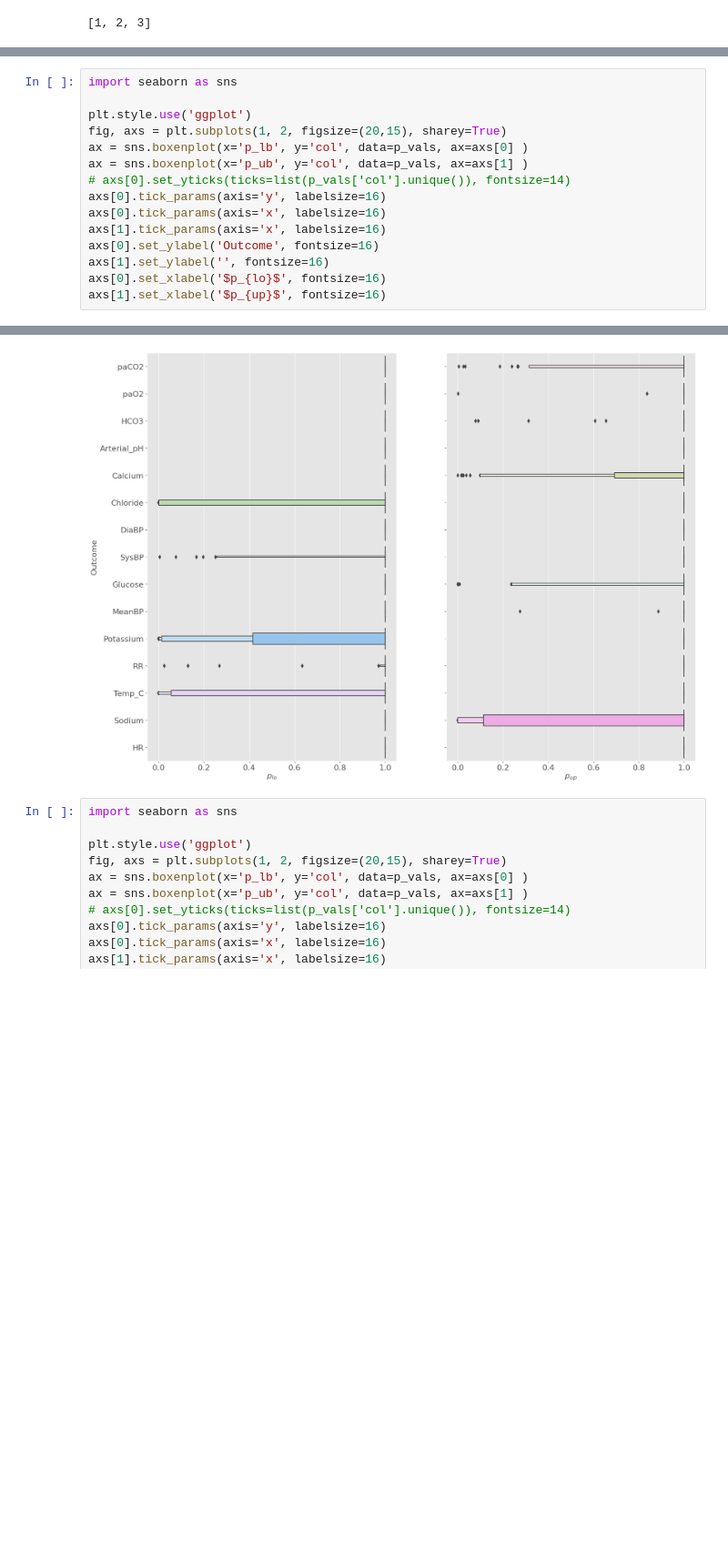
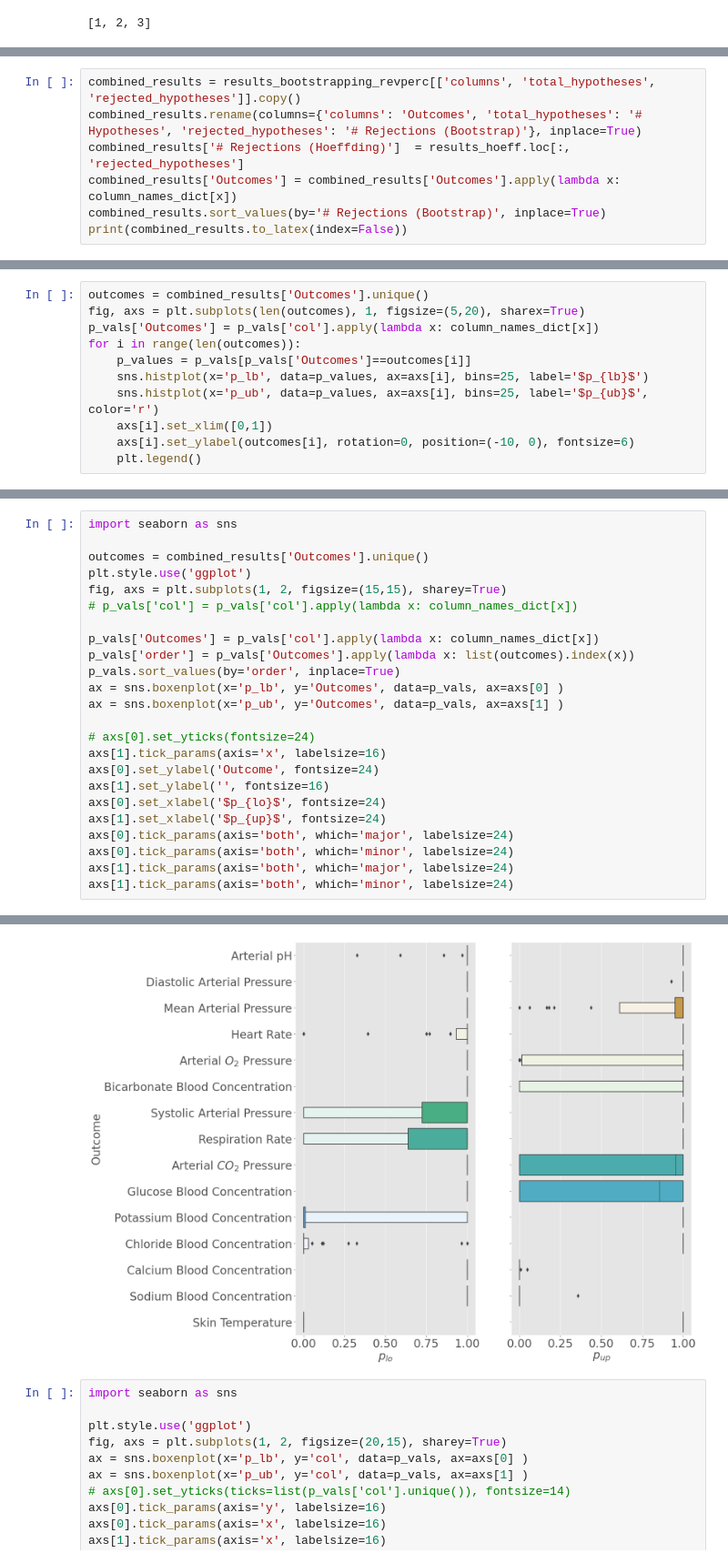
Before and after one commit to faaizT/CausalTwinAssessment, a Jupyter notebook: Hypothesis testing using Hoeffding.ipynb, the cells around one changed output, grey strips where cells are left out. Shown: that part at 91% size. Saved outputs shown, nothing was run; the diff lists cells and outputs as text; blank space fills up the shorter version.

```diff
--- a/Hypothesis testing using Hoeffding.ipynb
+++ b/Hypothesis testing using Hoeffding.ipynb
@@ -284,0 +336,7 @@ results_bootstrapping
+# %%
+combined_results = results_bootstrapping_revperc[['columns', 'total_hypotheses', 'rejected_hypotheses']].copy()
+combined_results.rename(columns={'columns': 'Outcomes', 'total_hypotheses': '# Hypotheses', 'rejected_hypotheses': '# Rejections (Bootstrap)'}, inplace=True)
+combined_results['# Rejections (Hoeffding)']  = results_hoeff.loc[:, 'rejected_hypotheses']
+combined_results['Outcomes'] = combined_results['Outcomes'].apply(lambda x: column_names_dict[x])
+combined_results.sort_values(by='# Rejections (Bootstrap)', inplace=True)
+print(combined_results.to_latex(index=False))
@@ -284,0 +371,11 @@ results_bootstrapping
+# %%
+outcomes = combined_results['Outcomes'].unique()
+fig, axs = plt.subplots(len(outcomes), 1, figsize=(5,20), sharex=True)
+p_vals['Outcomes'] = p_vals['col'].apply(lambda x: column_names_dict[x])
+for i in range(len(outcomes)):
+    p_values = p_vals[p_vals['Outcomes']==outcomes[i]]
+    sns.histplot(x='p_lb', data=p_values, ax=axs[i], bins=25, label='$p_{lb}$')
+    sns.histplot(x='p_ub', data=p_values, ax=axs[i], bins=25, label='$p_{ub}$', color='r')
+    axs[i].set_xlim([0,1])
+    axs[i].set_ylabel(outcomes[i], rotation=0, position=(-10, 0), fontsize=6)
+    plt.legend()
@@ -285,16 +384,25 @@ results_bootstrapping
 # %%
 import seaborn as sns
 
+outcomes = combined_results['Outcomes'].unique()
 plt.style.use('ggplot')
-fig, axs = plt.subplots(1, 2, figsize=(20,15), sharey=True)
-ax = sns.boxenplot(x='p_lb', y='col', data=p_vals, ax=axs[0] )
-ax = sns.boxenplot(x='p_ub', y='col', data=p_vals, ax=axs[1] )
-# axs[0].set_yticks(ticks=list(p_vals['col'].unique()), fontsize=14)
-axs[0].tick_params(axis='y', labelsize=16)
-axs[0].tick_params(axis='x', labelsize=16)
+fig, axs = plt.subplots(1, 2, figsize=(15,15), sharey=True)
+# p_vals['col'] = p_vals['col'].apply(lambda x: column_names_dict[x])
+
+p_vals['Outcomes'] = p_vals['col'].apply(lambda x: column_names_dict[x])
+p_vals['order'] = p_vals['Outcomes'].apply(lambda x: list(outcomes).index(x))
+p_vals.sort_values(by='order', inplace=True)
+ax = sns.boxenplot(x='p_lb', y='Outcomes', data=p_vals, ax=axs[0] )
+ax = sns.boxenplot(x='p_ub', y='Outcomes', data=p_vals, ax=axs[1] )
+
+# axs[0].set_yticks(fontsize=24)
 axs[1].tick_params(axis='x', labelsize=16)
-axs[0].set_ylabel('Outcome', fontsize=16)
+axs[0].set_ylabel('Outcome', fontsize=24)
 axs[1].set_ylabel('', fontsize=16)
-axs[0].set_xlabel('$p_{lo}$', fontsize=16)
-axs[1].set_xlabel('$p_{up}$', fontsize=16)
+axs[0].set_xlabel('$p_{lo}$', fontsize=24)
+axs[1].set_xlabel('$p_{up}$', fontsize=24)
+axs[0].tick_params(axis='both', which='major', labelsize=24)
+axs[0].tick_params(axis='both', which='minor', labelsize=24)
+axs[1].tick_params(axis='both', which='major', labelsize=24)
+axs[1].tick_params(axis='both', which='minor', labelsize=24)
 # %% [output]
@@ -302,4 +409,4 @@ Text(0.5, 0, '$p_{up}$')
-[figure, old version]
+[figure, new version]
 # %%
 import seaborn as sns
 
```
Also changed, not shown: parts of 132 cells of this notebook, 3 other files.
